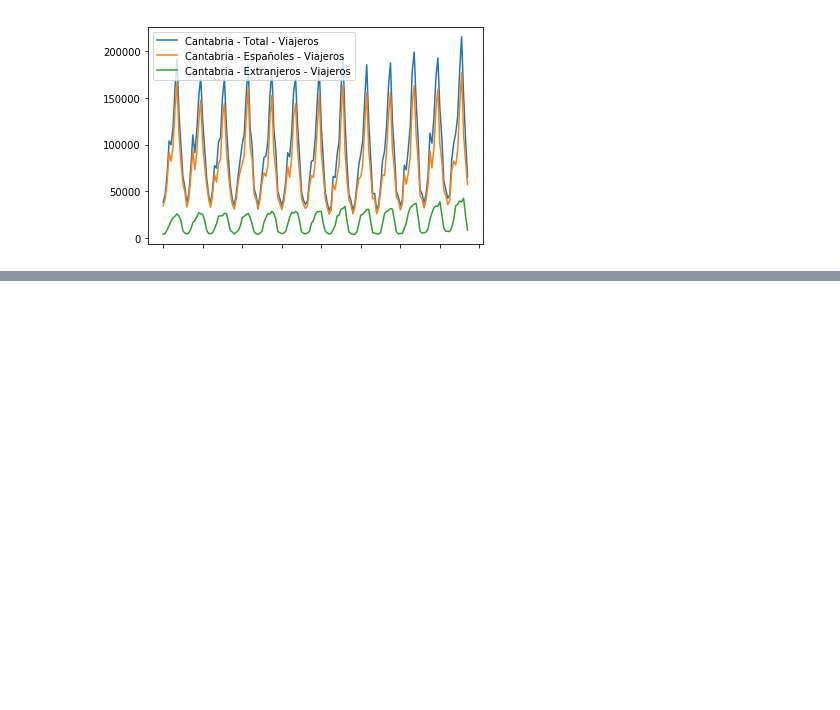
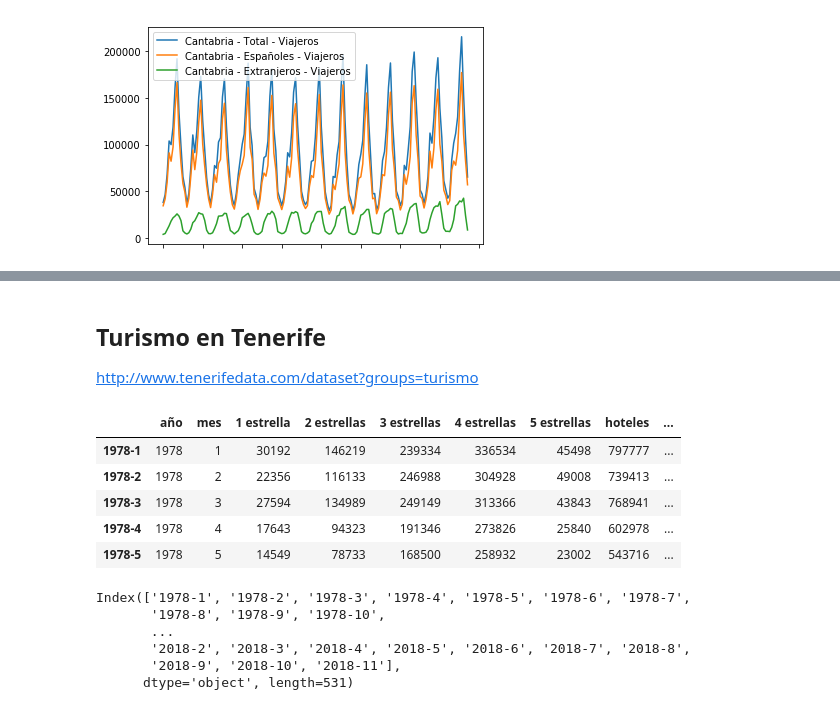
Before and after one commit to joseney19/tg, a Jupyter notebook: ImpactoTurismoCantabria.ipynb, the cells around one changed output, grey strips where cells are left out. Saved outputs shown, nothing was run; the diff lists cells and outputs as text; code cells hidden in the pictures; blank space fills up the shorter version.

```diff
--- a/ImpactoTurismoCantabria.ipynb
+++ b/ImpactoTurismoCantabria.ipynb
@@ -95,0 +117,24 @@ df1[df1.columns[[0,3,33]]].plot()
+# %% [markdown]
+## Turismo en Tenerife
+
+http://www.tenerifedata.com/dataset?groups=turismo
+# %%
+df2 = pd.read_csv('tenerife/pernoctacionesporcategorias.csv')
+df2.index = pd.Index(df2['año'].map(str) + '-' + df2['mes'].map(str))
+df2.head()
+# %% [output]
+|  | año | mes | 1 estrella | 2 estrellas | 3 estrellas | 4 estrellas | 5 estrellas | hoteles | ... |
+| 1978-1 | 1978 | 1 | 30192 | 146219 | 239334 | 336534 | 45498 | 797777 | ... |
+| 1978-2 | 1978 | 2 | 22356 | 116133 | 246988 | 304928 | 49008 | 739413 | ... |
+| 1978-3 | 1978 | 3 | 27594 | 134989 | 249149 | 313366 | 43843 | 768941 | ... |
+| 1978-4 | 1978 | 4 | 17643 | 94323 | 191346 | 273826 | 25840 | 602978 | ... |
+| 1978-5 | 1978 | 5 | 14549 | 78733 | 168500 | 258932 | 23002 | 543716 | ... |
+# %%
+df2.index
+# %% [output]
+Index(['1978-1', '1978-2', '1978-3', '1978-4', '1978-5', '1978-6', '1978-7',
+       '1978-8', '1978-9', '1978-10',
+       ...
+       '2018-2', '2018-3', '2018-4', '2018-5', '2018-6', '2018-7', '2018-8',
+       '2018-9', '2018-10', '2018-11'],
+      dtype='object', length=531)
```
Also changed, not shown: parts of 8 cells of this notebook, 10 other files.
